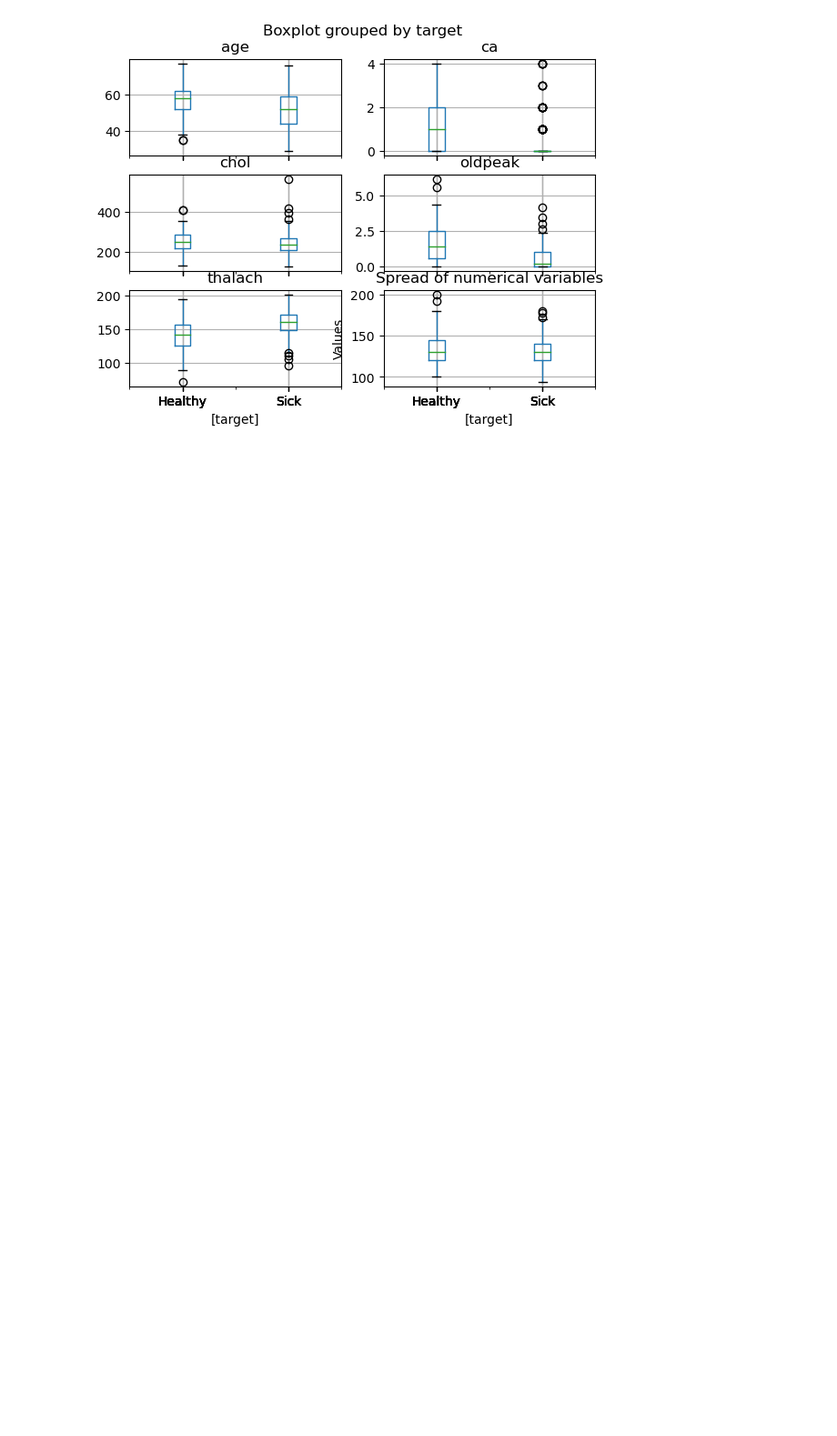
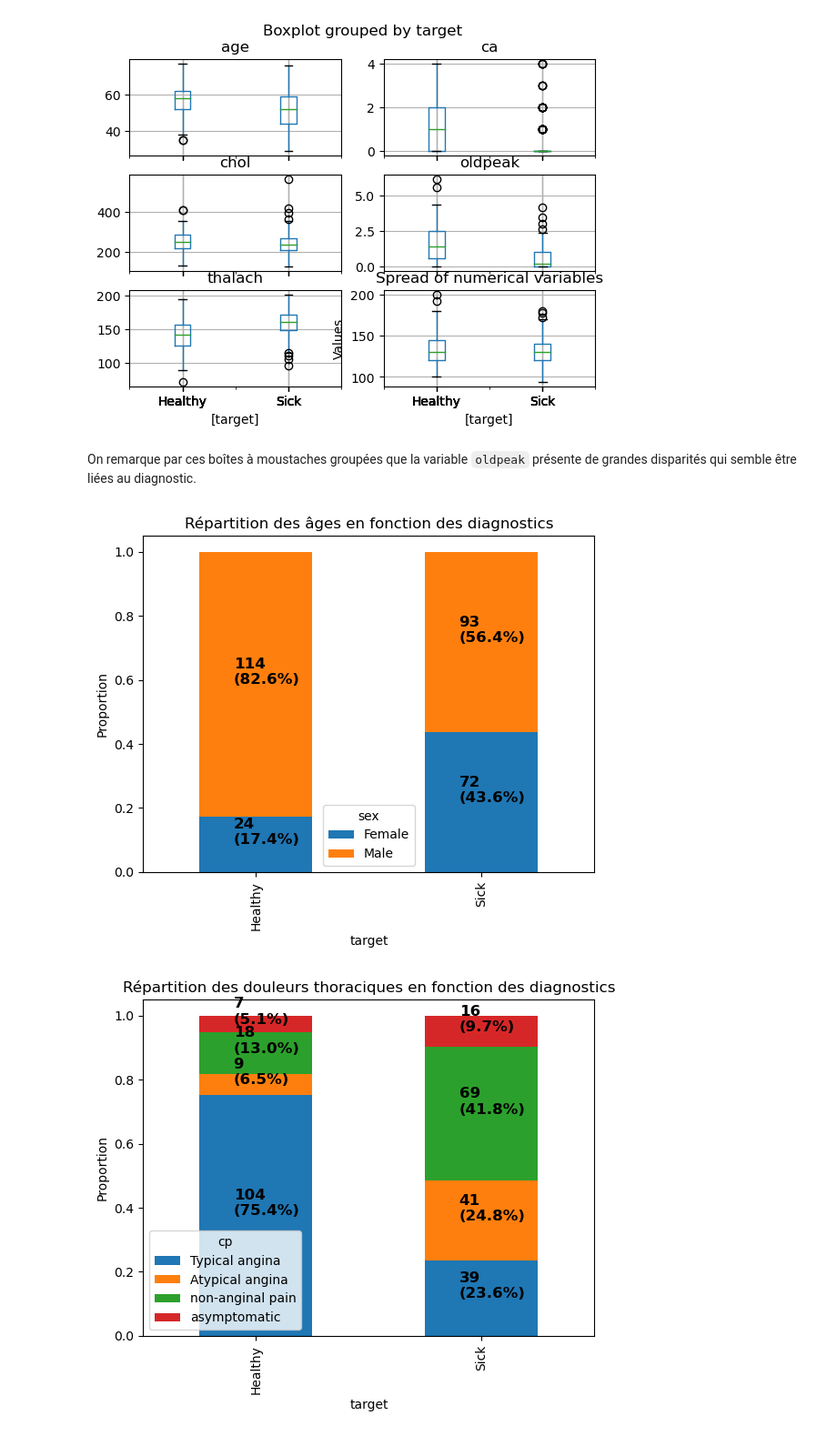
Before and after one commit to Polytech-E2I/data-processing, a Jupyter notebook: Projet2_jpynb/Projet2.ipynb, the cells around one changed output. Shown: that part at 91% size. Drawn from its saved outputs; the diff is of its cells as text; code cells hidden in the pictures; blank space fills up the shorter version.

```diff
--- a/Projet2_jpynb/Projet2.ipynb
+++ b/Projet2_jpynb/Projet2.ipynb
@@ -10,11 +11,17 @@ import matplotlib.pyplot as plt
 # %%
+# Setup
+
+import TDlib as td
+import pandas as pd
+from pprint import pprint
+
 # Import data
 
 data = pd.read_csv('dataset.csv')
 
 categories = {
     "sex":      {0: "Female",           1: "Male"},
-    "cp":       {1: "Typical angina",   2: "Atypical angina",   3: "non-anginal pain",  4: "asymptomatic"},
+    "cp":       {0: "Typical angina",   1: "Atypical angina",   2: "non-anginal pain",  3: "asymptomatic"},
     "fbs":      {0: "Below",            1: "Above"},
     "restecg":  {0: "Normal",           1: "Abnormal",          2: "hypertrophy"},
     "exang":    {0: "No",               1: "Yes"},
@@ -26,4 +33,4 @@ categories = {
 for key in categories.keys():
     data[key] = data[key].astype("category")
 
-column = "target"
+predict_column = "target"
@@ -81,3 +129,12 @@ td.displayBoxplot(
 )
 # %% [output]
 [figure]
+# %% [markdown]
+On remarque par ces boîtes à moustaches groupées que la variable `oldpeak` présente de grandes disparités qui semble être liées au diagnostic.
+# %%
+td.displayCrosstab(data, categories, ['target', 'sex'], "Répartition des âges en fonction des diagnostics")
+td.displayCrosstab(data, categories, ['target', 'cp'], "Répartition des douleurs thoraciques en fonction des diagnostics")
+td.displayCrosstab(data, categories, ['target', 'fbs'], "Répartition des glycémies en fonction des diagnostics")
+# %% [output]
+[figure, added]
+[figure, added]
```
Also changed, not shown: parts of 21 cells of this notebook, 2 other files.
